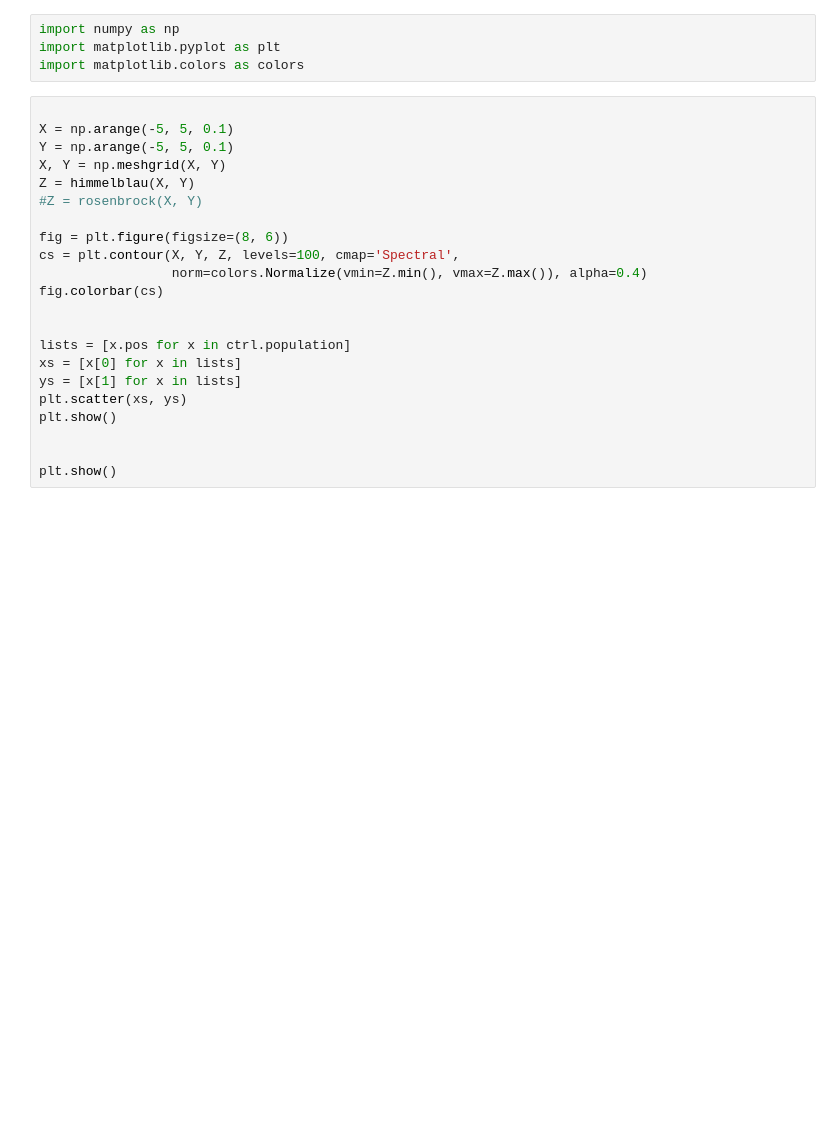
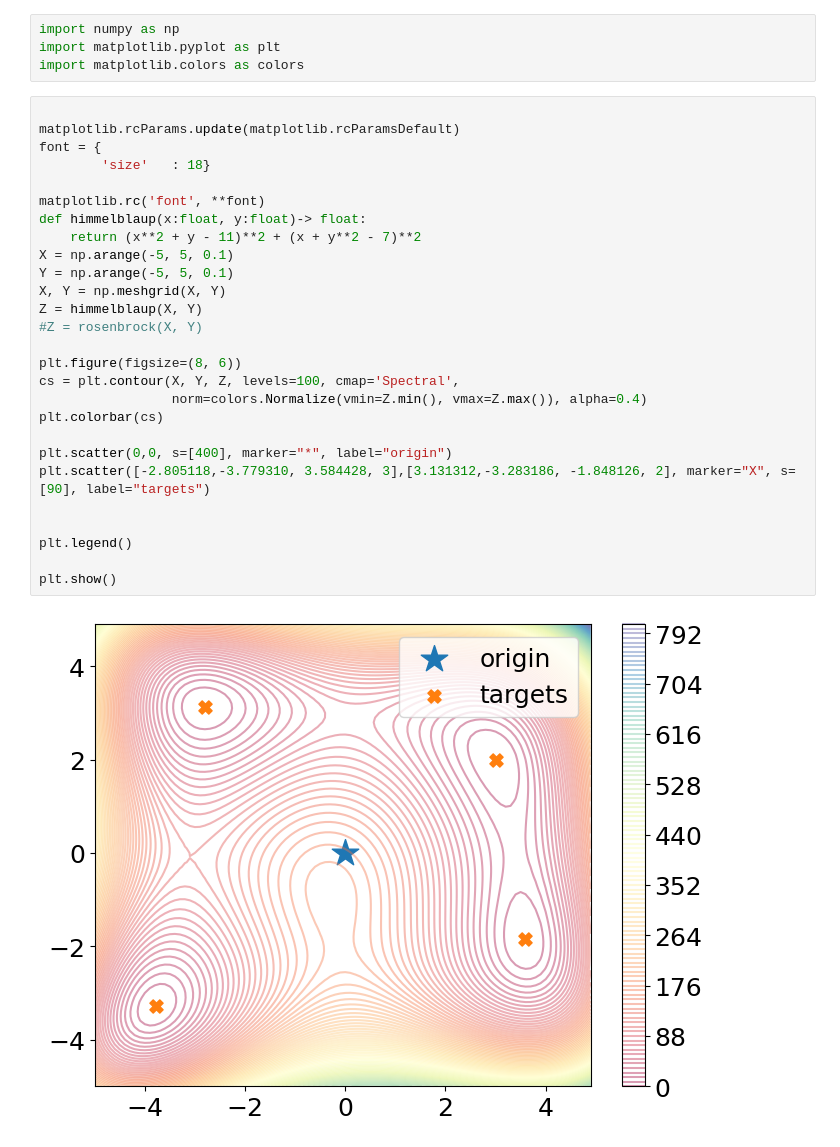
Before and after one commit to Tan630/ovolearn, a Jupyter notebook: src/ignore/planewalker.ipynb, the cells around one changed output. Saved outputs shown, nothing was run; the diff lists cells and outputs as text; blank space fills up the shorter version.

```diff
--- a/src/ignore/planewalker.ipynb
+++ b/src/ignore/planewalker.ipynb
@@ -218,23 +136,30 @@ import matplotlib.pyplot as plt
 import matplotlib.colors as colors
 # %%
 
+matplotlib.rcParams.update(matplotlib.rcParamsDefault)
+font = {
+        'size'   : 18}
+
+matplotlib.rc('font', **font)
+def himmelblaup(x:float, y:float)-> float:
+    return (x**2 + y - 11)**2 + (x + y**2 - 7)**2
 X = np.arange(-5, 5, 0.1)
 Y = np.arange(-5, 5, 0.1)
 X, Y = np.meshgrid(X, Y)
-Z = himmelblau(X, Y)
+Z = himmelblaup(X, Y)
 #Z = rosenbrock(X, Y)
 
-fig = plt.figure(figsize=(8, 6))
+plt.figure(figsize=(8, 6))
 cs = plt.contour(X, Y, Z, levels=100, cmap='Spectral',
                  norm=colors.Normalize(vmin=Z.min(), vmax=Z.max()), alpha=0.4)
-fig.colorbar(cs)
+plt.colorbar(cs)
+
+plt.scatter(0,0, s=[400], marker="*", label="origin")
+plt.scatter([-2.805118,-3.779310, 3.584428, 3],[3.131312,-3.283186, -1.848126, 2], marker="X", s=[90], label="targets")
 
 
-lists = [x.pos for x in ctrl.population]
-xs = [x[0] for x in lists]
-ys = [x[1] for x in lists]
-plt.scatter(xs, ys)
-plt.show()
-
+plt.legend()
 
 plt.show()
+# %% [output]
+[figure, added]
```
Also changed, not shown: parts of 11 cells of this notebook, 45 other files.
